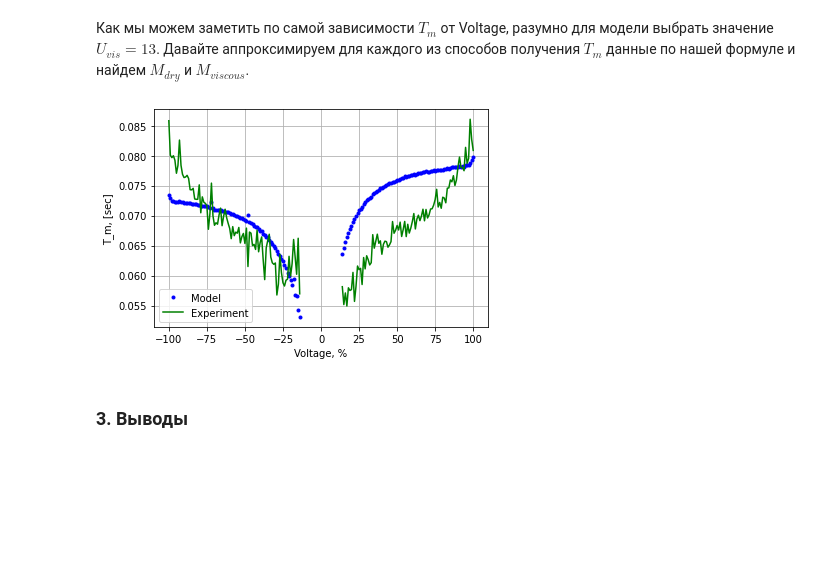
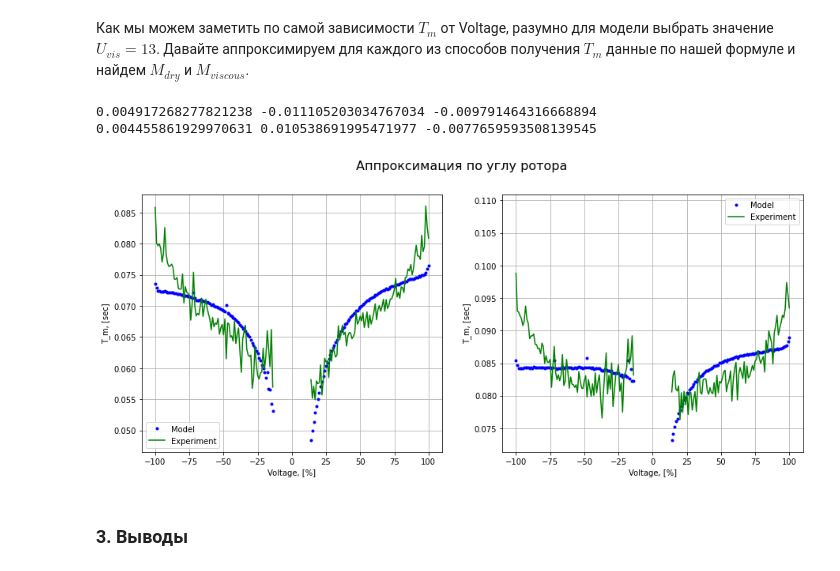
Before and after one commit to xhiggs/Lab_1, a Jupyter notebook: Lab_1.ipynb, the cells around one changed output. Cells and saved outputs as stored; diff of their text form; code cells hidden in the pictures; blank space fills up the shorter version.

```diff
--- a/Lab_1.ipynb
+++ b/Lab_1.ipynb
@@ -412,46 +412,68 @@ plt.show()
 # %%
 J = 0.0023
 U_vis = 13
 
 def f_T_m_angle_precise(_U, _alpha_torque, _M_dry, _M_viscous):
   _w_nls_U = np.array([wnls_angle_list[Voltage.index(_U_i)] for _U_i in _U])
   _M_viscous *= np.array([(0 if _U_i <= U_vis else 1) for _U_i in _U])
-  return (J * _w_nls_U) / (_alpha_torque * _U - _M_dry - _M_viscous)
+  _moments_sum = _alpha_torque * abs(_U) - _M_dry - _M_viscous
+  # _moments_sum[_moments_sum <= 0] = 0.8
+  return (J * abs(_w_nls_U)) / _moments_sum
 
 def f_T_m_speed_precise(_U, _alpha_torque, _M_dry, _M_viscous):
   _w_nls_U = np.array([wnls_speed_list[Voltage.index(_U_i)] for _U_i in _U])
   _M_viscous *= np.array([(0 if _U_i <= U_vis else 1) for _U_i in _U])
-  return (J * _w_nls_U) / (_alpha_torque * _U - _M_dry - _M_viscous)
+  _moments_sum = _alpha_torque * abs(_U) - _M_dry - _M_viscous
+  # _moments_sum[_moments_sum <= 0] = 0.9
+  return (J * abs(_w_nls_U)) / _moments_sum
 
 x_samp = list()
 y_angle_samp = list()
 y_speed_samp = list()
 
 for volt, angle_T_m, speed_T_m in zip(Voltage, Tm_angle_list, Tm_speed_list):
   if abs(volt) > U_vis:
     x_samp.append(volt)
     y_angle_samp.append(angle_T_m)
     y_speed_samp.append(speed_T_m)
 
 x_lin = np.linspace(0, max(x_samp), len(Voltage))
 
-p0 = [0.5, 0.1, 0.2]
+p0 = [0.7, 0.1, 0.2]
 
 alpha_torque_angle, M_dry_angle, M_viscous_angle = optimize.curve_fit(f_T_m_angle_precise, x_samp, y_angle_samp, p0=p0)[0]
-# alpha_torque_speed, M_dry_speed, M_viscous_speed = optimize.curve_fit(f_T_m_speed_precise, x_samp, y_speed_samp, p0=p0)[0]
+alpha_torque_speed, M_dry_speed, M_viscous_speed = optimize.curve_fit(f_T_m_speed_precise, x_samp, y_speed_samp, p0=p0)[0]
 
-plt.plot(x_samp, f_T_m_angle_precise(np.array(x_samp),
-         np.array([alpha_torque_angle] * len(x_samp)),
-         np.array([M_dry_angle] * len(x_samp)),
-         np.array([M_dry_speed] * len(x_samp))), '.', color='blue')
-plt.plot(Voltage, Tm_angle_list, color='green')
-plt.legend(["Model", "Experiment"])
-plt.xlabel("Voltage, %")
-plt.ylabel("T_m, [sec]")
-plt.grid()
+
+fig, ax = plt.subplots(1,2, figsize=(15,6))
+ax[0].plot(x_samp, f_T_m_angle_precise(np.array(x_samp), np.array([alpha_torque_angle] * len(x_samp)),
+  np.array([M_dry_angle] * len(x_samp)), np.array([M_viscous_angle] * len(x_samp))), '.', color='blue')
+ax[0].plot(Voltage, Tm_angle_list, color='green')
+ax[0].legend(["Model", "Experiment"])
+ax[0].set_xlabel("Voltage, [%]")
+ax[0].set_ylabel("T_m, [sec]")
+ax[0].grid()
+
+fig.suptitle("Аппроксимация по углу ротора", fontsize=16)
+
+ax[1].plot(x_samp, f_T_m_speed_precise(np.array(x_samp), np.array([alpha_torque_speed] * len(x_samp)),
+  np.array([M_dry_speed] * len(x_samp)), np.array([M_viscous_speed] * len(x_samp))), '.', color='blue')
+ax[1].plot(Voltage, Tm_speed_list, color='green')
+ax[1].legend(["Model", "Experiment"])
+ax[1].set_xlabel("Voltage, [%]")
+ax[1].set_ylabel("T_m, [sec]")
+ax[1].grid()
+
+fig.suptitle("Аппроксимация по углу ротора", fontsize=16)
+
+print(alpha_torque_angle, M_dry_angle, M_viscous_angle)
+print(alpha_torque_speed, M_dry_speed, M_viscous_speed)
+
 plt.show()
 # %% [output]
+0.004917268277821238 -0.011105203034767034 -0.009791464316668894
+0.004455861929970631 0.010538691995471977 -0.0077659593508139545
-[figure, old version]
+[figure, new version]
 # %% [markdown]
 ### 3. Выводы
 # %% [markdown]
```
